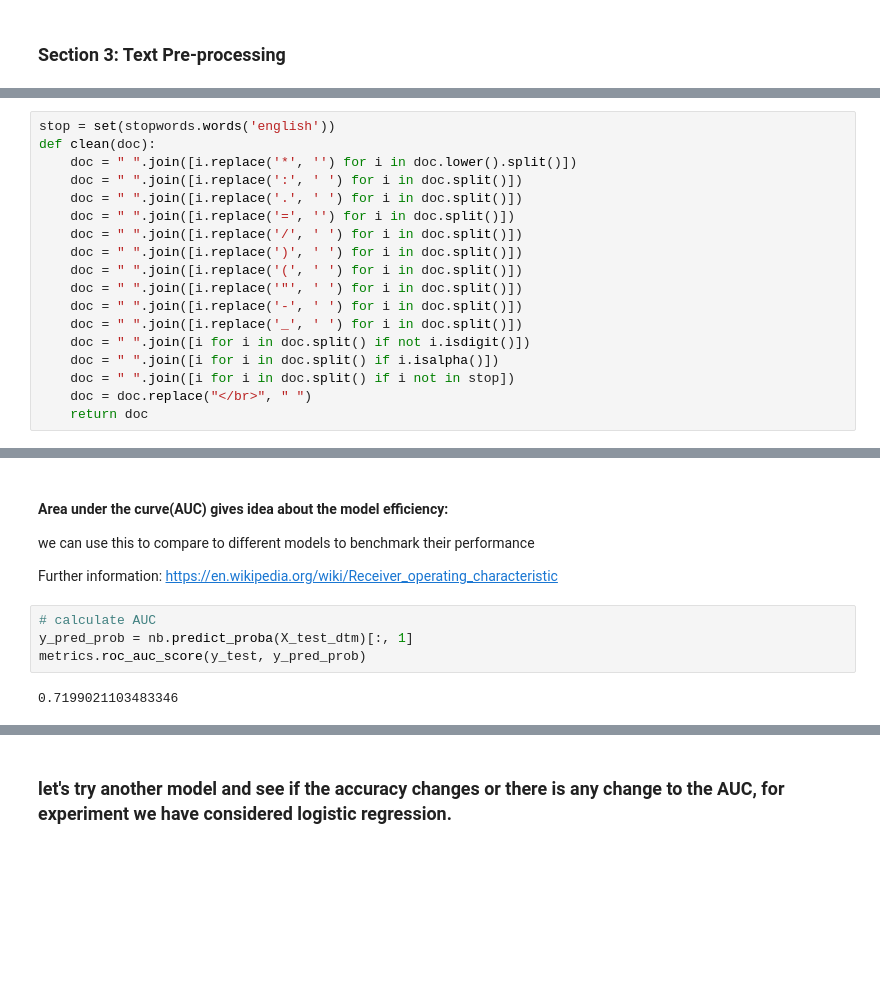
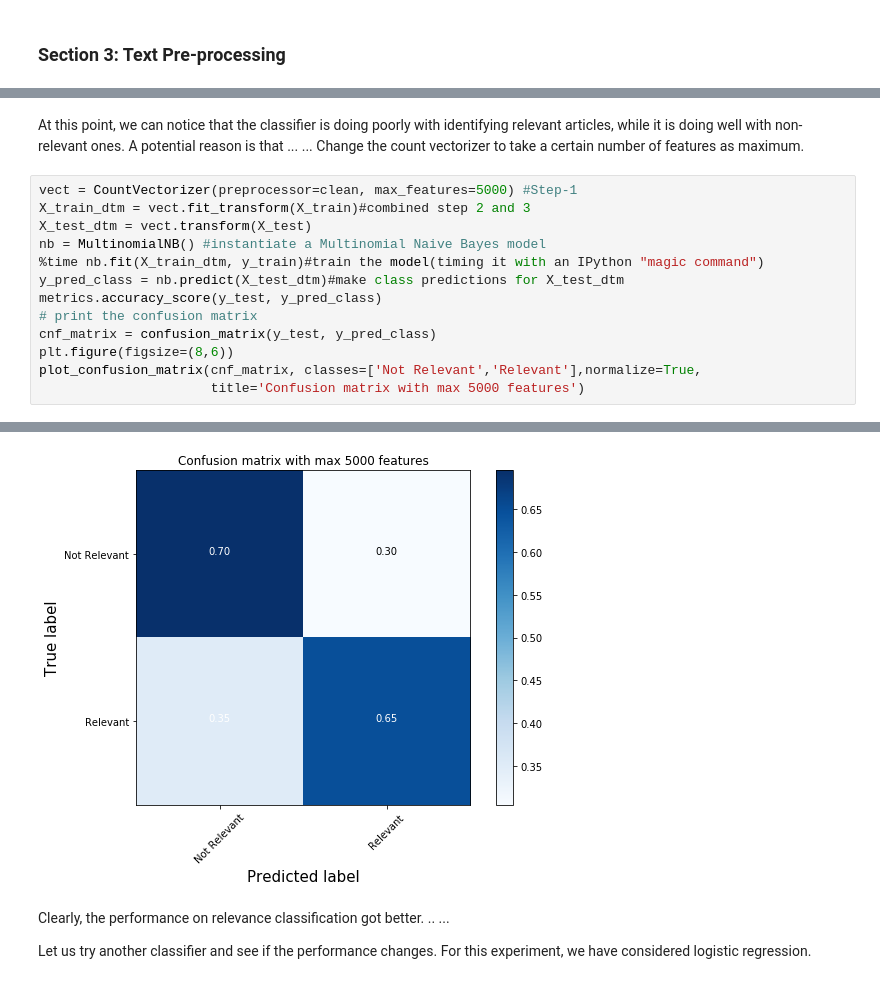
Before and after one commit to nishkalavallabhi/practicalnlp, a Jupyter notebook: Ch4/01 Text Classification wtih Naive Bayes and Logistic Regression.ipynb, the cells around one changed output, grey strips where cells are left out. Saved outputs shown, nothing was run; the diff lists cells and outputs as text; blank space fills up the shorter version.

```diff
--- a/Ch4/01 Text Classification wtih Naive Bayes and Logistic Regression.ipynb
+++ b/Ch4/01 Text Classification wtih Naive Bayes and Logistic Regression.ipynb
@@ -68,18 +62,0 @@ Typical steps involve tokenization, lower casing, removing, stop words, punctuat
-# %%
-stop = set(stopwords.words('english'))
-def clean(doc):
-    doc = " ".join([i.replace('*', '') for i in doc.lower().split()])
-    doc = " ".join([i.replace(':', ' ') for i in doc.split()])
-    doc = " ".join([i.replace('.', ' ') for i in doc.split()])
-    doc = " ".join([i.replace('=', '') for i in doc.split()])
-    doc = " ".join([i.replace('/', ' ') for i in doc.split()])
-    doc = " ".join([i.replace(')', ' ') for i in doc.split()])
-    doc = " ".join([i.replace('(', ' ') for i in doc.split()])
-    doc = " ".join([i.replace('"', ' ') for i in doc.split()])
-    doc = " ".join([i.replace('-', ' ') for i in doc.split()])
-    doc = " ".join([i.replace('_', ' ') for i in doc.split()])
-    doc = " ".join([i for i in doc.split() if not i.isdigit()])
-    doc = " ".join([i for i in doc.split() if i.isalpha()])
-    doc = " ".join([i for i in doc.split() if i not in stop])
-    doc = doc.replace("</br>", " ")
-    return doc
@@ -233,11 +182,16 @@ plot_confusion_matrix(cnf_matrix, classes=['Not Relevant','Relevant'],normalize=
-# %% [markdown]
-#### Area under the curve(AUC) gives idea about the model efficiency:
-we can use this to compare to different models to benchmark their performance
-
-Further information: https://en.wikipedia.org/wiki/Receiver_operating_characteristic
-# %%
-# calculate AUC
-y_pred_prob = nb.predict_proba(X_test_dtm)[:, 1]
-metrics.roc_auc_score(y_test, y_pred_prob)
-# %% [output]
-0.7199021103483346
+# %% [markdown]
+At this point, we can notice that the classifier is doing poorly with identifying relevant articles, while it is doing well with non-relevant ones. A potential reason is that ... ... Change the count vectorizer to take a certain number of features as maximum.
+# %%
+vect = CountVectorizer(preprocessor=clean, max_features=5000) #Step-1
+X_train_dtm = vect.fit_transform(X_train)#combined step 2 and 3
+X_test_dtm = vect.transform(X_test)
+nb = MultinomialNB() #instantiate a Multinomial Naive Bayes model
+%time nb.fit(X_train_dtm, y_train)#train the model(timing it with an IPython "magic command")
+y_pred_class = nb.predict(X_test_dtm)#make class predictions for X_test_dtm
+metrics.accuracy_score(y_test, y_pred_class)
+# print the confusion matrix
+cnf_matrix = confusion_matrix(y_test, y_pred_class)
+plt.figure(figsize=(8,6))
+plot_confusion_matrix(cnf_matrix, classes=['Not Relevant','Relevant'],normalize=True,
+                      title='Confusion matrix with max 5000 features')
+# %% [output]
@@ -244,5 +200,9 @@ metrics.roc_auc_score(y_test, y_pred_prob)
+[figure, added]
 # %% [markdown]
-### let's try another model and see if the accuracy changes or there is any change to the AUC, for experiment we have considered logistic regression.
+Clearly, the performance on relevance classification got better. .. ...
+
+
+Let us try another classifier and see if the performance changes. For this experiment, we have considered logistic regression.
 # %%
 from sklearn.linear_model import LogisticRegression #import
 
```
Also changed, not shown: parts of 29 cells of this notebook.
